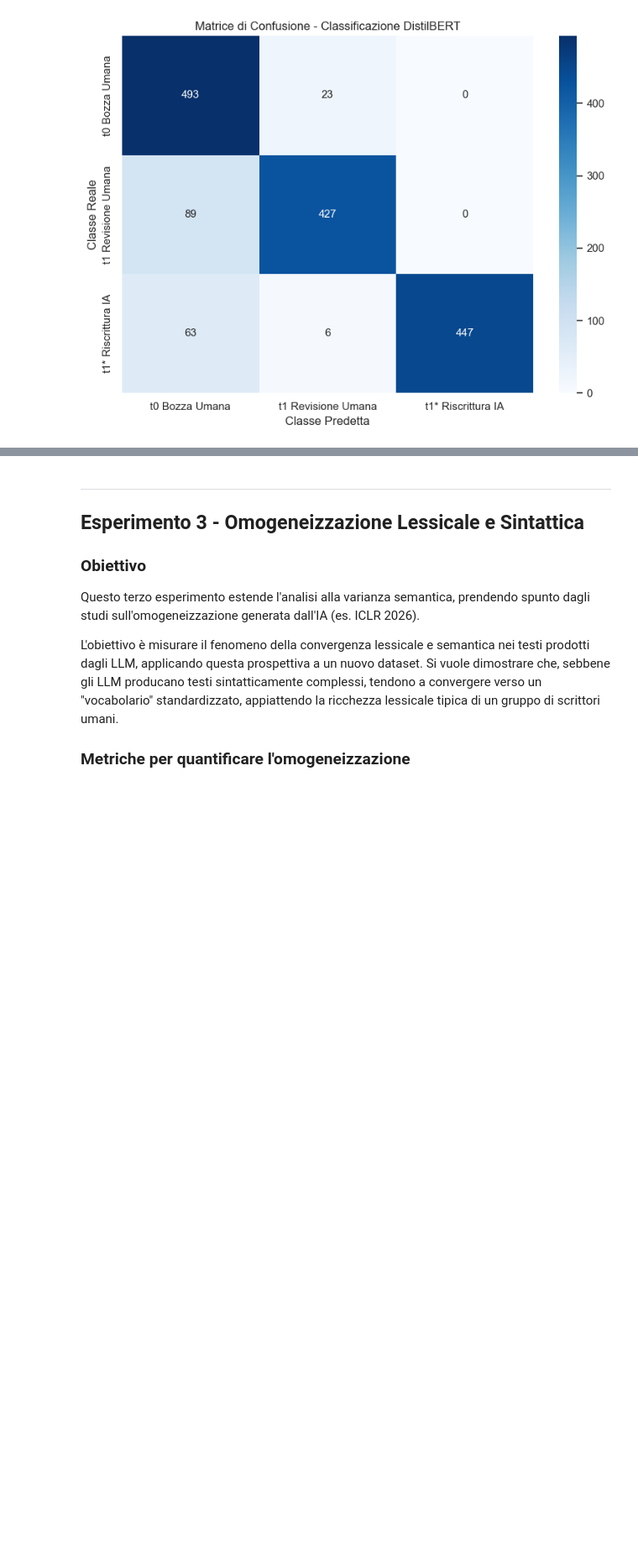
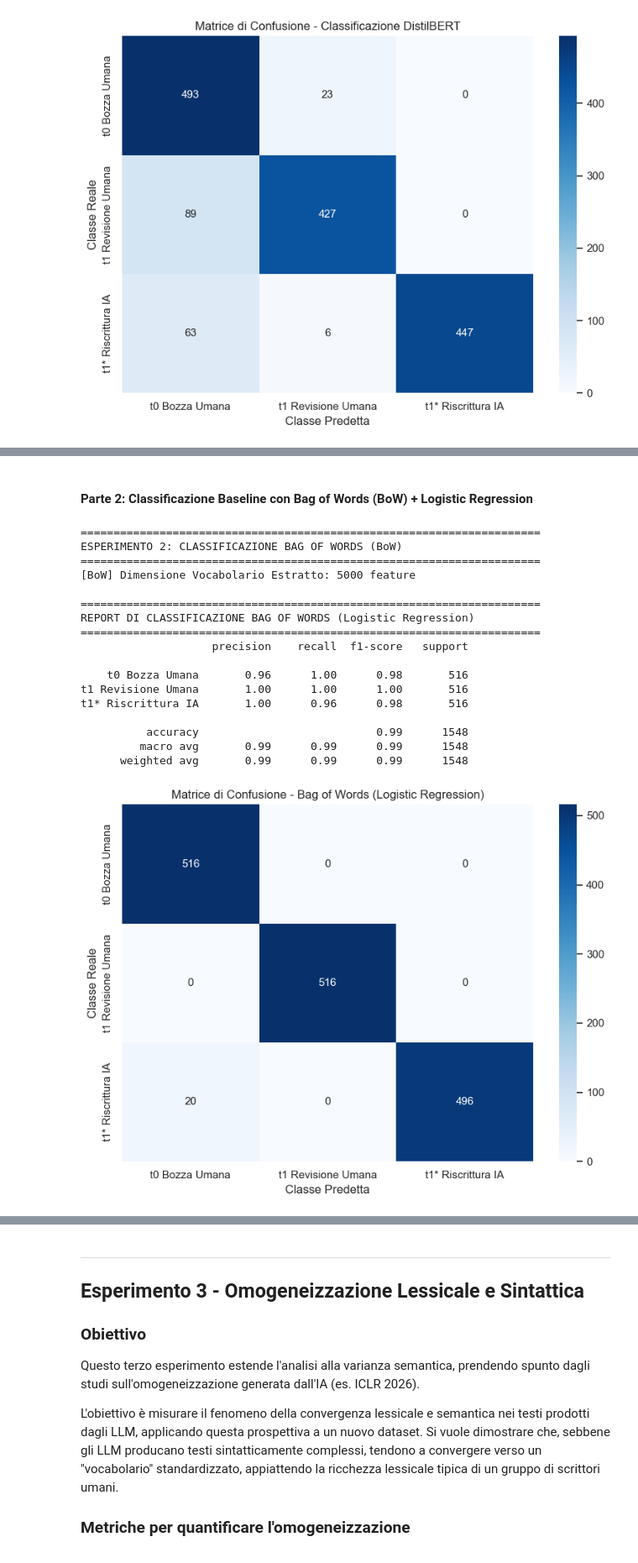
Before and after one commit to MarcoDeLuca21/project_work_nlp, a Jupyter notebook: notebook.ipynb, the cells around one changed output, grey strips where cells are left out. Shown at 84% size. Drawn from its saved outputs; the diff is of its cells as text; code cells hidden in the pictures; blank space fills up the shorter version.

```diff
--- a/notebook.ipynb
+++ b/notebook.ipynb
@@ -515,0 +513,58 @@ I risultati confermano che le differenze rilevate nell'**Esperimento 1** costitu
+# %% [markdown]
+#### Parte 2: Classificazione Baseline con Bag of Words (BoW) + Logistic Regression
+# %%
+print("=" * 70)
+print("ESPERIMENTO 2: CLASSIFICAZIONE BAG OF WORDS (BoW)")
+print("=" * 70)
+
+# definizione locale di target_names per rendere la cella indipendente da quella di DistilBERT
+target_names = ["t0 Bozza Umana", "t1 Revisione Umana", "t1* Riscrittura IA"]
+
+# vettorializzazione del testo tramite CountVectorizer
+bow_vectorizer = CountVectorizer(max_features=5000, ngram_range=(1, 2), stop_words="english")
+
+X_train_bow = bow_vectorizer.fit_transform(X_train)
+X_test_bow = bow_vectorizer.transform(X_test)
+
+print(f"[BoW] Dimensione Vocabolario Estratto: {X_train_bow.shape[1]} feature")
+
+# Logistic Regression
+clf_bow = LogisticRegression(max_iter=1000, random_state=42)
+clf_bow.fit(X_train_bow, y_train)
+
+# predizione e valutazione
+y_pred_bow = clf_bow.predict(X_test_bow)
+
+print("\n" + "=" * 70)
+print("REPORT DI CLASSIFICAZIONE BAG OF WORDS (Logistic Regression)")
+print("=" * 70)
+print(classification_report(y_test, y_pred_bow, target_names=target_names))
+
+# Matrice di Confusione BoW
+cm_bow = confusion_matrix(y_test, y_pred_bow)
+plt.figure(figsize=(8, 6))
+sns.heatmap(cm_bow, annot=True, fmt="d", cmap="Blues", xticklabels=target_names, yticklabels=target_names)
+plt.title("Matrice di Confusione - Bag of Words (Logistic Regression)")
+plt.xlabel("Classe Predetta")
+plt.ylabel("Classe Reale")
+plt.tight_layout()
+plt.show()
+# %% [output]
+======================================================================
+ESPERIMENTO 2: CLASSIFICAZIONE BAG OF WORDS (BoW)
+======================================================================
+[BoW] Dimensione Vocabolario Estratto: 5000 feature
+
+======================================================================
+REPORT DI CLASSIFICAZIONE BAG OF WORDS (Logistic Regression)
+======================================================================
+                    precision    recall  f1-score   support
+
+    t0 Bozza Umana       0.96      1.00      0.98       516
+t1 Revisione Umana       1.00      1.00      1.00       516
+t1* Riscrittura IA       1.00      0.96      0.98       516
+
+          accuracy                           0.99      1548
+         macro avg       0.99      0.99      0.99      1548
+      weighted avg       0.99      0.99      0.99      1548
+[figure, added]
```
Also changed, not shown: parts of 15 cells of this notebook.
